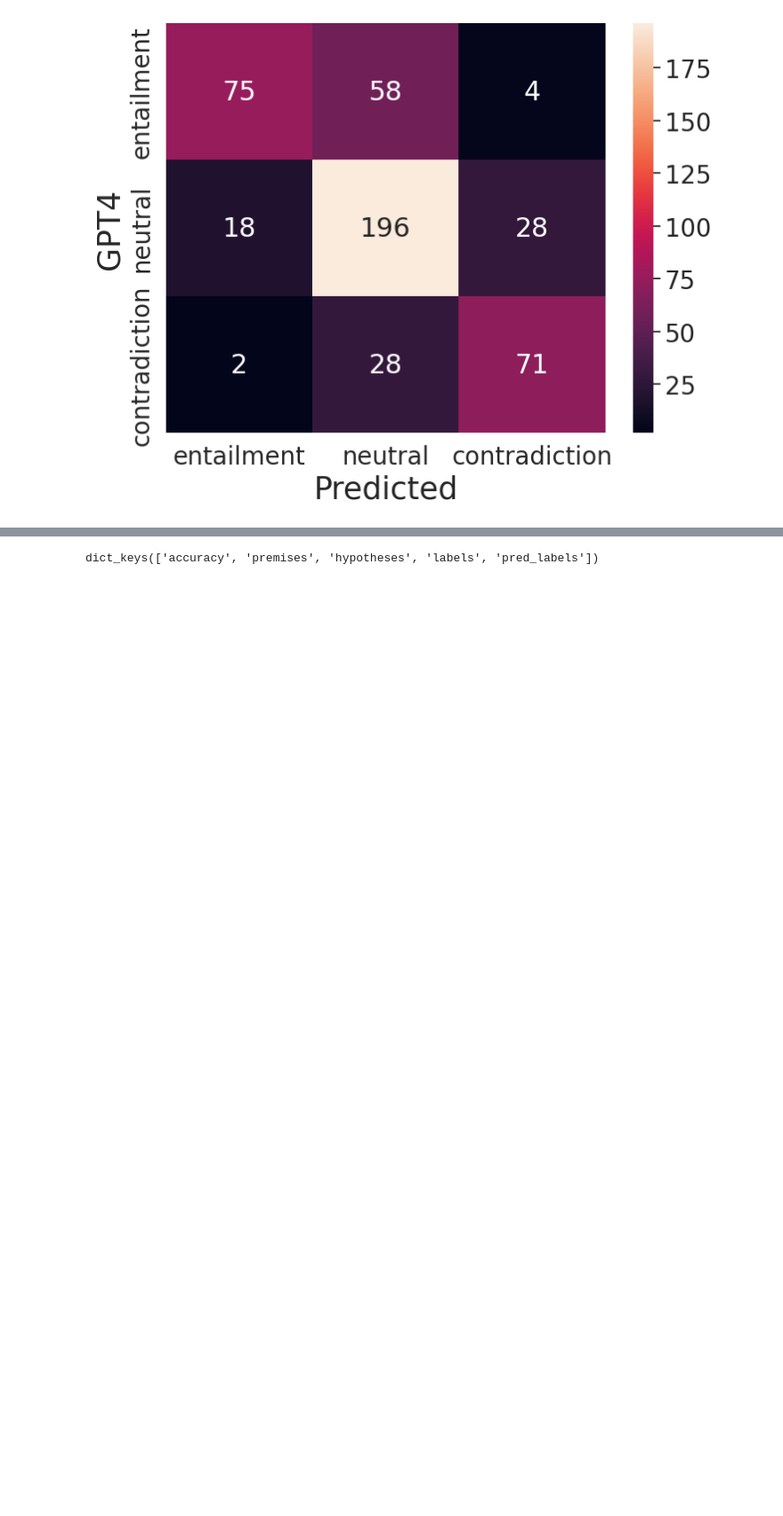
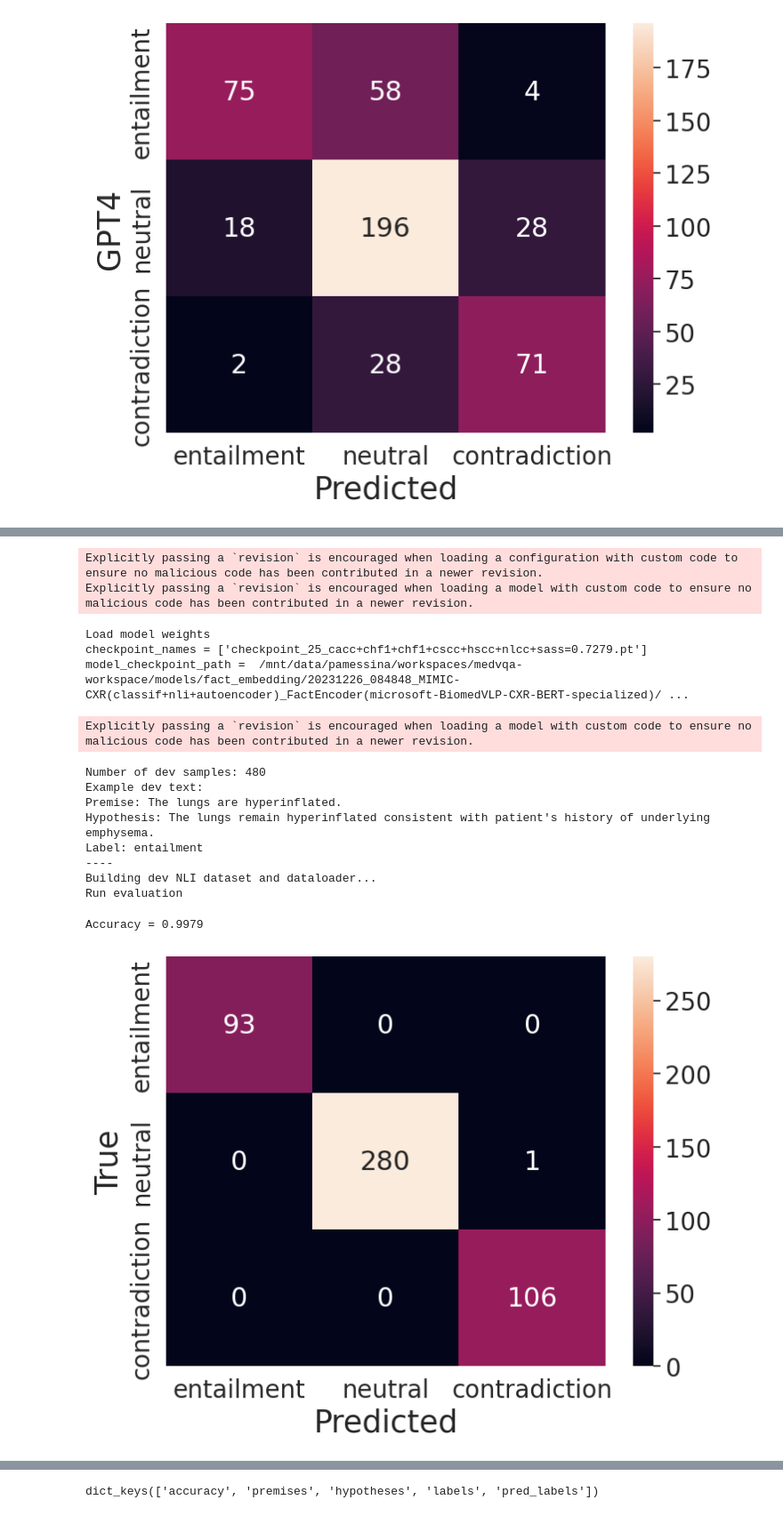
Before and after one commit to PabloMessina/MedVQA, a Jupyter notebook: medvqa/models/notebooks/Running Fact Embedding models in inference mode.ipynb, the cells around one changed output, grey strips where cells are left out. Shown at 89% size. Drawn from its saved outputs; the diff is of its cells as text; code cells hidden in the pictures; blank space fills up the shorter version.

```diff
--- a/medvqa/models/notebooks/Running Fact Embedding models in inference mode.ipynb
+++ b/medvqa/models/notebooks/Running Fact Embedding models in inference mode.ipynb
@@ -725,0 +825,12 @@ GPT4 vs Pred accuracy = 0.7125
+# %%
+from medvqa.eval_NLI import evaluate
+output = evaluate(
+#     checkpoint_folder_path="/mnt/data/pamessina/workspaces/medvqa-workspace/models/fact_embedding/20231225_051135_MIMIC-CXR(classif+nli+autoencoder)_FactEncoder(microsoft-BiomedVLP-CXR-BERT-specialized)/",
+#     checkpoint_folder_path="/mnt/data/pamessina/workspaces/medvqa-workspace/models/fact_embedding/20231225_120218_MIMIC-CXR(classif+nli+autoencoder)_FactEncoder(microsoft-BiomedVLP-CXR-BERT-specialized)/",
+    checkpoint_folder_path='/mnt/data/pamessina/workspaces/medvqa-workspace/models/fact_embedding/20231226_084848_MIMIC-CXR(classif+nli+autoencoder)_FactEncoder(microsoft-BiomedVLP-CXR-BERT-specialized)',
+    batch_size=100,
+    num_workers=2,
+    plot_confusion_matrix=True,
+    dev_mode=True,
+)
+# %% [output]
@@ -725,0 +854,16 @@ GPT4 vs Pred accuracy = 0.7125
+Explicitly passing a `revision` is encouraged when loading a configuration with custom code to ensure no malicious code has been contributed in a newer revision.
+Explicitly passing a `revision` is encouraged when loading a model with custom code to ensure no malicious code has been contributed in a newer revision.
+Load model weights
+checkpoint_names = ['checkpoint_25_cacc+chf1+chf1+cscc+hscc+nlcc+sass=0.7279.pt']
+model_checkpoint_path =  /mnt/data/pamessina/workspaces/medvqa-workspace/models/fact_embedding/20231226_084848_MIMIC-CXR(classif+nli+autoencoder)_FactEncoder(microsoft-BiomedVLP-CXR-BERT-specialized)/ ...
+Explicitly passing a `revision` is encouraged when loading a model with custom code to ensure no malicious code has been contributed in a newer revision.
+Number of dev samples: 480
+Example dev text:
+Premise: The lungs are hyperinflated.
+Hypothesis: The lungs remain hyperinflated consistent with patient's history of underlying emphysema.
+Label: entailment
+----
+Building dev NLI dataset and dataloader...
+Run evaluation
+Accuracy = 0.9979
+[figure, added]
```
Also changed, not shown: parts of 7 cells of this notebook, 35 other files.
